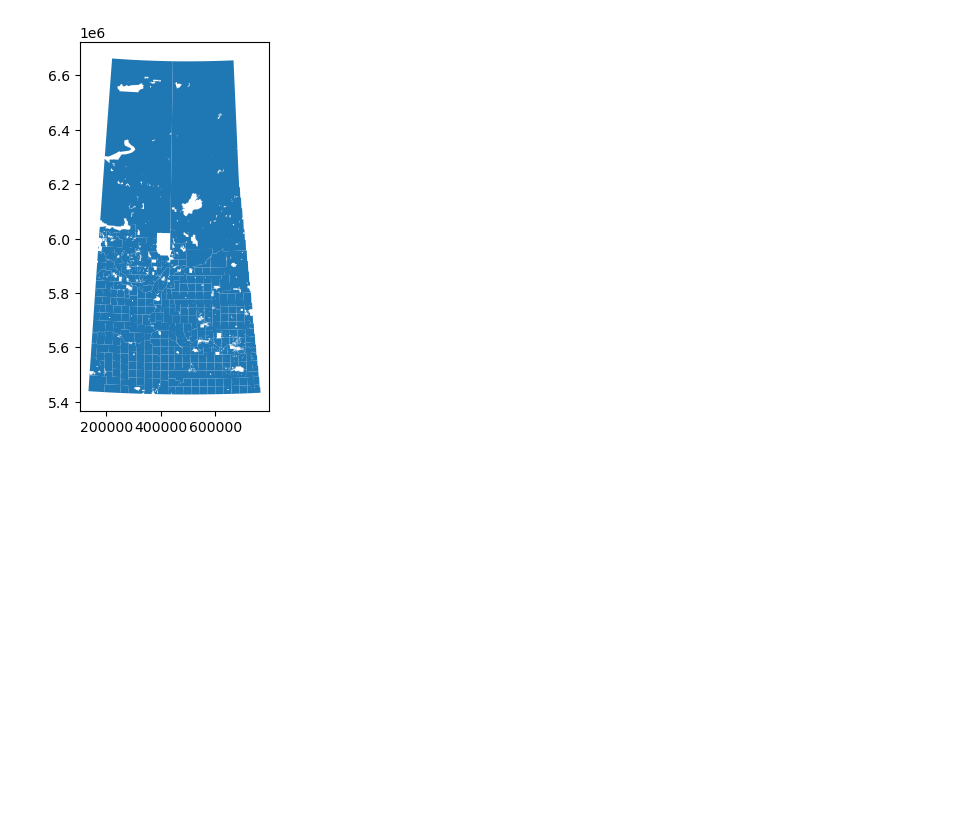
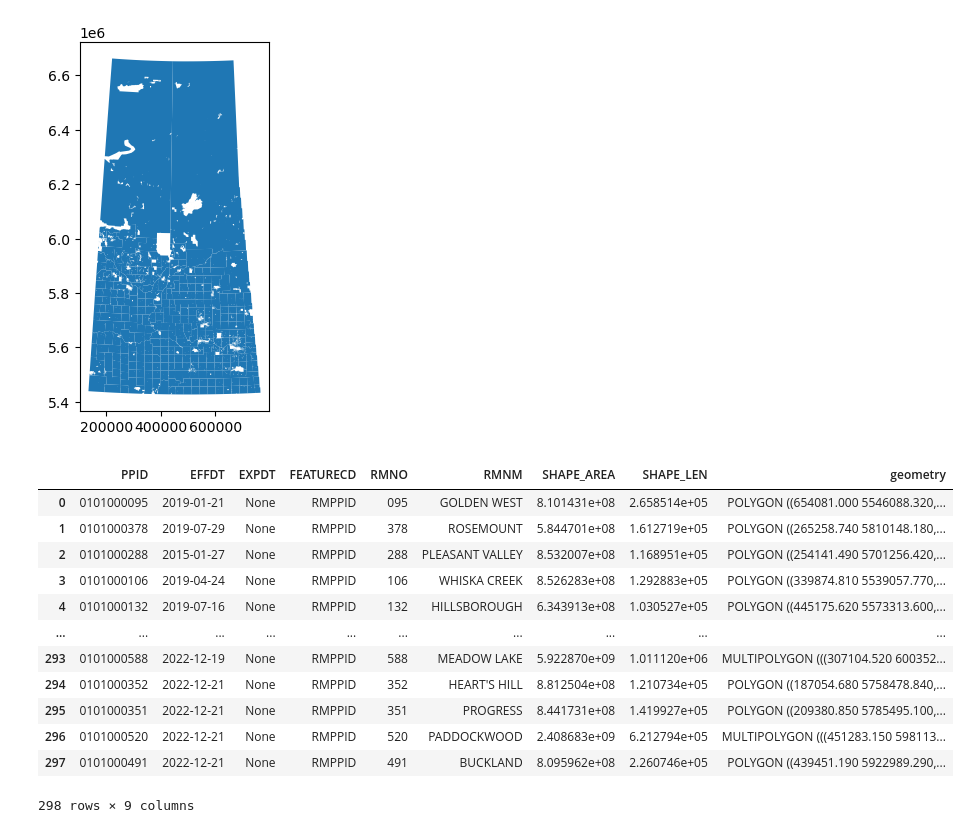
Before and after one commit to zarka1212/assignment-1-data-analysis, a Jupyter notebook: first_notebook/assignment-1-data-analysis.ipynb, the cells around one changed output. Drawn from its saved outputs; the diff is of its cells as text; code cells hidden in the pictures; blank space fills up the shorter version.

```diff
--- a/first_notebook/assignment-1-data-analysis.ipynb
+++ b/first_notebook/assignment-1-data-analysis.ipynb
@@ -60,4 +60,20 @@ gdf_rm.plot()
 # %% [output]
 <Axes: >
 [figure]
+# %%
+gdf_rm
+# %% [output]
+|  | PPID | EFFDT | EXPDT | FEATURECD | RMNO | RMNM | SHAPE_AREA | SHAPE_LEN | geometry |
+| 0 | 0101000095 | 2019-01-21 | None | RMPPID | 095 | GOLDEN WEST | 8.101431e+08 | 2.658514e+05 | POLYGON ((654081.000 5546088.320,... |
+| 1 | 0101000378 | 2019-07-29 | None | RMPPID | 378 | ROSEMOUNT | 5.844701e+08 | 1.612719e+05 | POLYGON ((265258.740 5810148.180,... |
+| 2 | 0101000288 | 2015-01-27 | None | RMPPID | 288 | PLEASANT VALLEY | 8.532007e+08 | 1.168951e+05 | POLYGON ((254141.490 5701256.420,... |
+| 3 | 0101000106 | 2019-04-24 | None | RMPPID | 106 | WHISKA CREEK | 8.526283e+08 | 1.292883e+05 | POLYGON ((339874.810 5539057.770,... |
+| 4 | 0101000132 | 2019-07-16 | None | RMPPID | 132 | HILLSBOROUGH | 6.343913e+08 | 1.030527e+05 | POLYGON ((445175.620 5573313.600,... |
+| ... | ... | ... | ... | ... | ... | ... | ... | ... | ... |
+| 293 | 0101000588 | 2022-12-19 | None | RMPPID | 588 | MEADOW LAKE | 5.922870e+09 | 1.011120e+06 | MULTIPOLYGON (((307104.520 600352... |
+| 294 | 0101000352 | 2022-12-21 | None | RMPPID | 352 | HEART'S HILL | 8.812504e+08 | 1.210734e+05 | POLYGON ((187054.680 5758478.840,... |
+| 295 | 0101000351 | 2022-12-21 | None | RMPPID | 351 | PROGRESS | 8.441731e+08 | 1.419927e+05 | POLYGON ((209380.850 5785495.100,... |
+| 296 | 0101000520 | 2022-12-21 | None | RMPPID | 520 | PADDOCKWOOD | 2.408683e+09 | 6.212794e+05 | MULTIPOLYGON (((451283.150 598113... |
+| 297 | 0101000491 | 2022-12-21 | None | RMPPID | 491 | BUCKLAND | 8.095962e+08 | 2.260746e+05 | POLYGON ((439451.190 5922989.290,... |
+298 rows × 9 columns
 # %%
```
Also changed, not shown: parts of 2 cells of this notebook, 15 other files.
